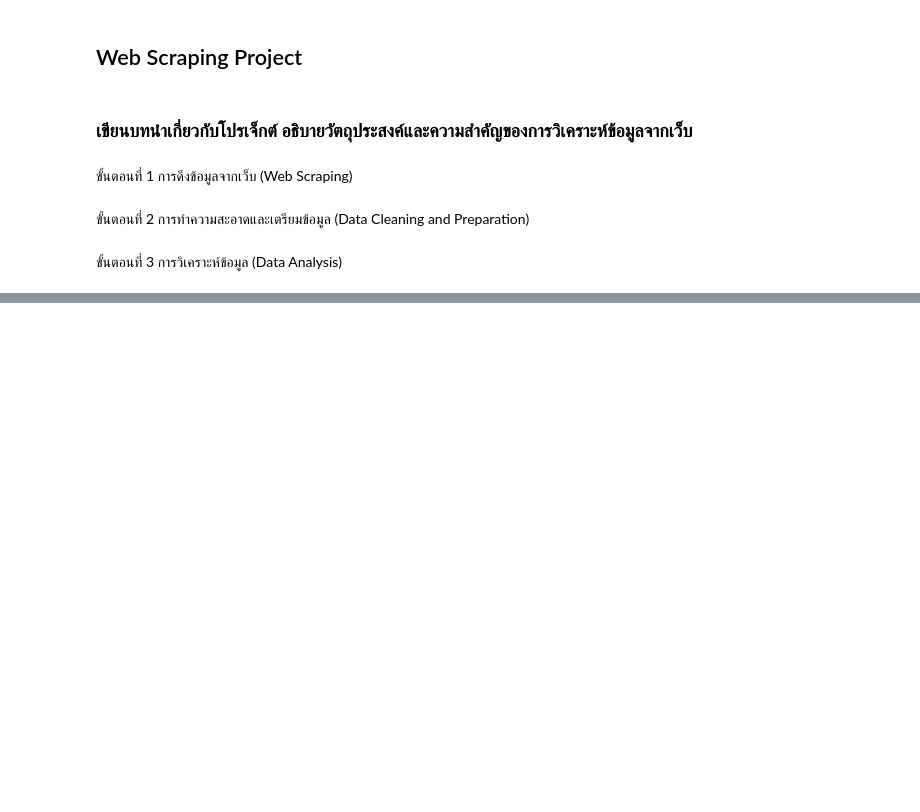
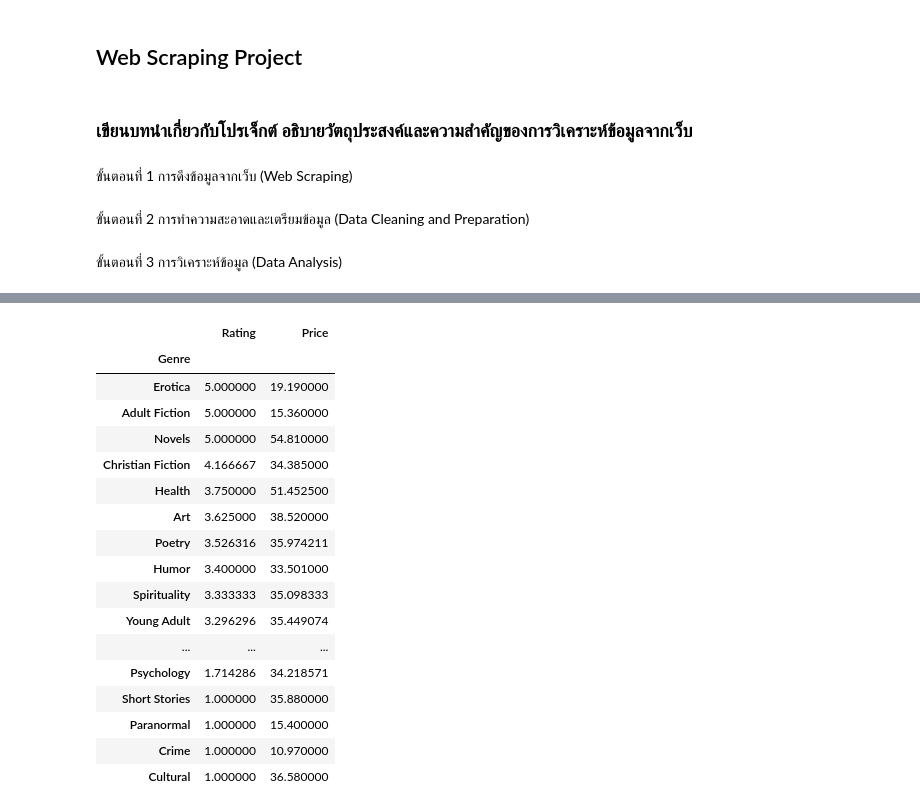
Before and after one commit to Pimmmvxg/CPE312-DataScience, a Jupyter notebook: AssignmentClass/assignment4/Web_Scraping_Project.ipynb, the cells around one changed output, grey strips where cells are left out. Cells and saved outputs as stored; diff of their text form; code cells hidden in the pictures; blank space fills up the shorter version.

```diff
--- a/AssignmentClass/assignment4/Web_Scraping_Project.ipynb
+++ b/AssignmentClass/assignment4/Web_Scraping_Project.ipynb
@@ -45,0 +34,24 @@ Name: Price, dtype: float64
+# %%
+#จัดอันดับความนิยมของหนังสือแต่ล่ะประเภทและ หาค่าเฉลี่ยของ price ตามประเภท
+genre_mean_price_rating = df.groupby('Genre')[['Rating','Price']].mean()
+ranking_genre_byRating = genre_mean_price_rating.sort_values(by='Rating', ascending=False)
+ranking_genre_byRating
+# %% [output]
+|  | Rating | Price |
+| Genre |  |  |
+| Erotica | 5.000000 | 19.190000 |
+| Adult Fiction | 5.000000 | 15.360000 |
+| Novels | 5.000000 | 54.810000 |
+| Christian Fiction | 4.166667 | 34.385000 |
+| Health | 3.750000 | 51.452500 |
+| Art | 3.625000 | 38.520000 |
+| Poetry | 3.526316 | 35.974211 |
+| Humor | 3.400000 | 33.501000 |
+| Spirituality | 3.333333 | 35.098333 |
+| Young Adult | 3.296296 | 35.449074 |
+| ... | ... | ... |
+| Psychology | 1.714286 | 34.218571 |
+| Short Stories | 1.000000 | 35.880000 |
+| Paranormal | 1.000000 | 15.400000 |
+| Crime | 1.000000 | 10.970000 |
+| Cultural | 1.000000 | 36.580000 |
```
Also changed, not shown: parts of 3 cells of this notebook.
